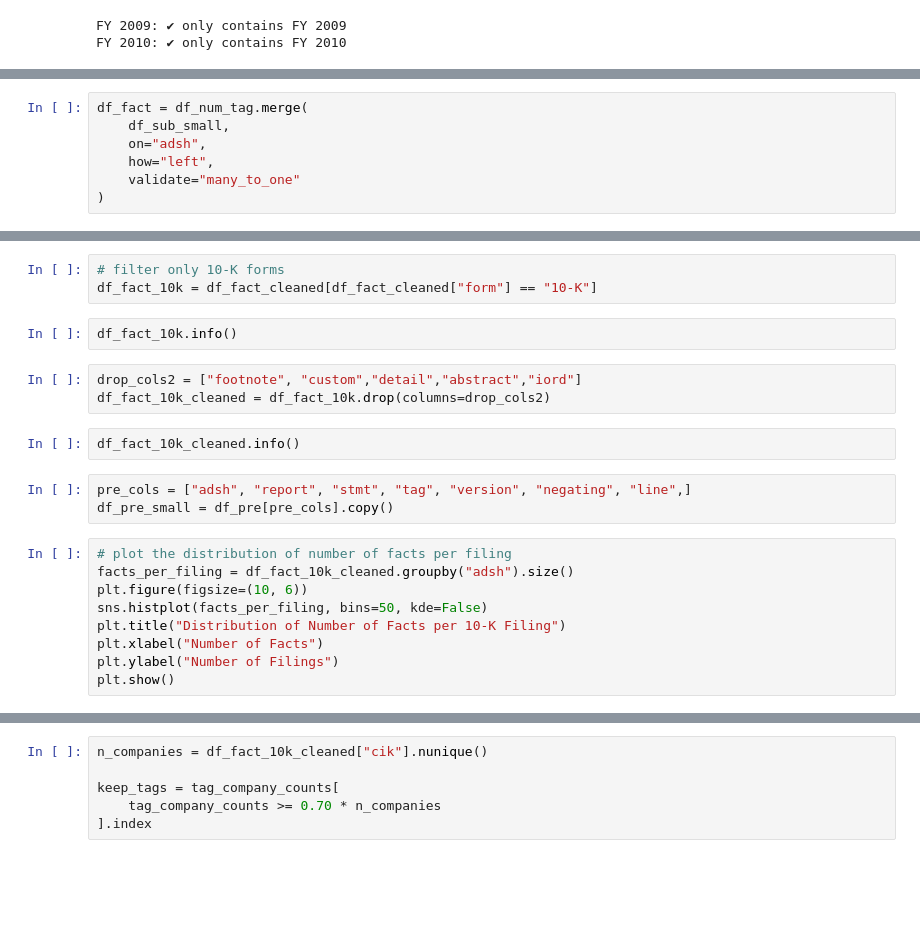
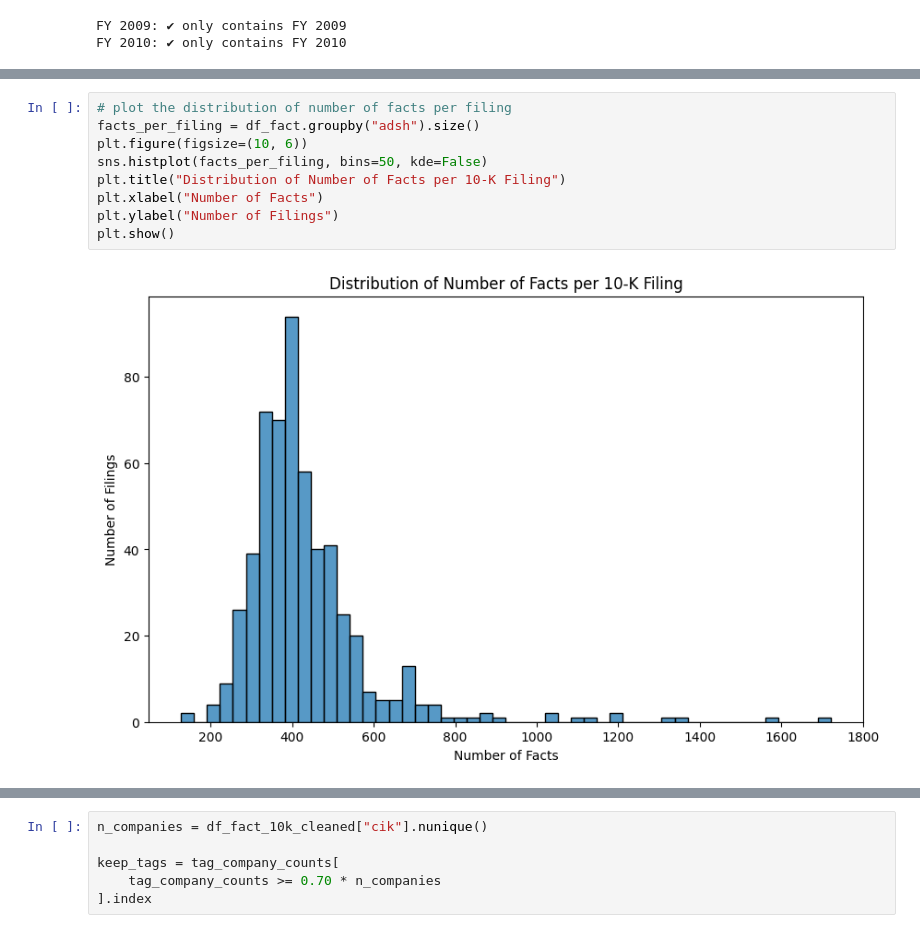
Before and after one commit to NareshChethala/sec-edgar-pipeline, a Jupyter notebook: src/03_data_exploration_sec.ipynb, the cells around one changed output, grey strips where cells are left out. Saved outputs shown, nothing was run; the diff lists cells and outputs as text; blank space fills up the shorter version.

```diff
--- a/src/03_data_exploration_sec.ipynb
+++ b/src/03_data_exploration_sec.ipynb
@@ -478,7 +412,0 @@ df_sub_small = df_sub[sub_cols]
-# %%
-df_fact = df_num_tag.merge(
-    df_sub_small,
-    on="adsh",
-    how="left",
-    validate="many_to_one"
-)
@@ -506,24 +413,13 @@ df_fact_cleaned.head()
-# %%
-# filter only 10-K forms
-df_fact_10k = df_fact_cleaned[df_fact_cleaned["form"] == "10-K"]
-# %%
-df_fact_10k.info()
-# %%
-drop_cols2 = ["footnote", "custom","detail","abstract","iord"]
-df_fact_10k_cleaned = df_fact_10k.drop(columns=drop_cols2)
-# %%
-df_fact_10k_cleaned.info()
-# %%
-pre_cols = ["adsh", "report", "stmt", "tag", "version", "negating", "line",]
-df_pre_small = df_pre[pre_cols].copy()
 # %%
 # plot the distribution of number of facts per filing
-facts_per_filing = df_fact_10k_cleaned.groupby("adsh").size()
+facts_per_filing = df_fact.groupby("adsh").size()
 plt.figure(figsize=(10, 6))
 sns.histplot(facts_per_filing, bins=50, kde=False)
 plt.title("Distribution of Number of Facts per 10-K Filing")
 plt.xlabel("Number of Facts")
 plt.ylabel("Number of Filings")
 plt.show()
+# %% [output]
+[figure, added]
 # %%
 # plot distribution of unique tags in 10-K filings with filter fy 2010
```
Also changed, not shown: parts of 38 cells of this notebook, 3 other files.
